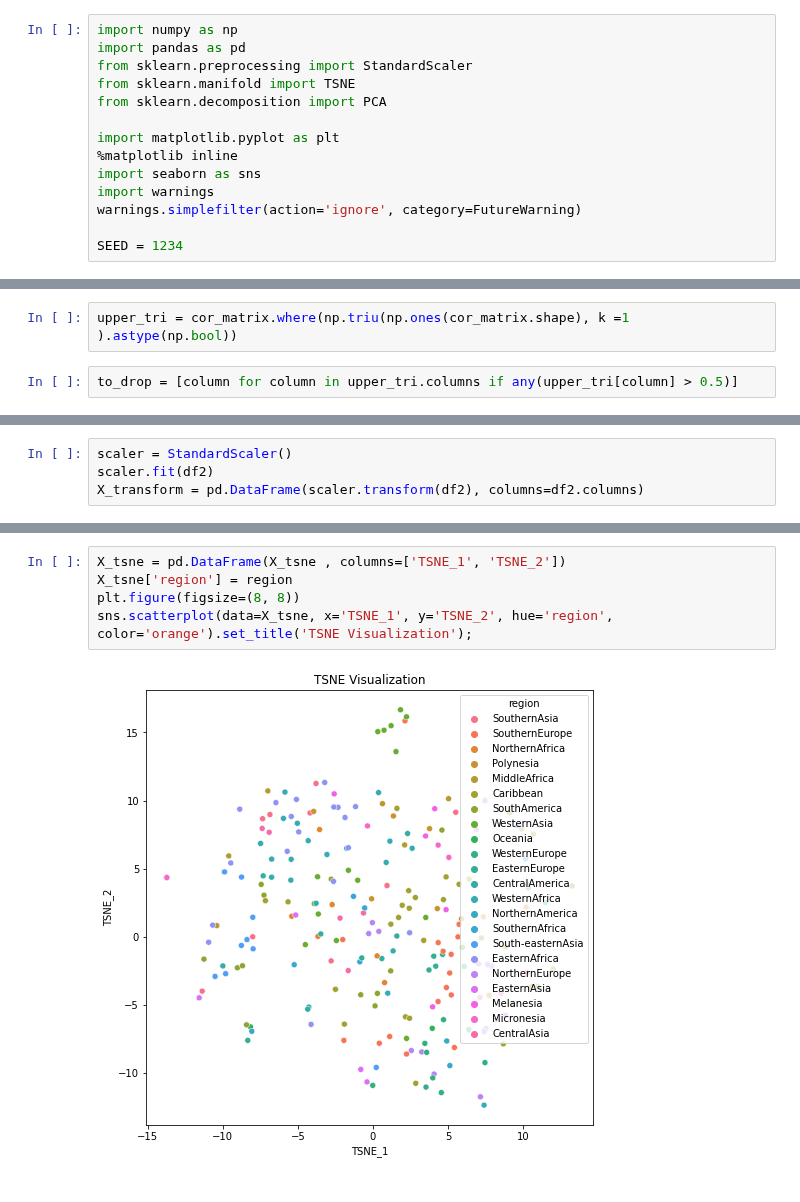
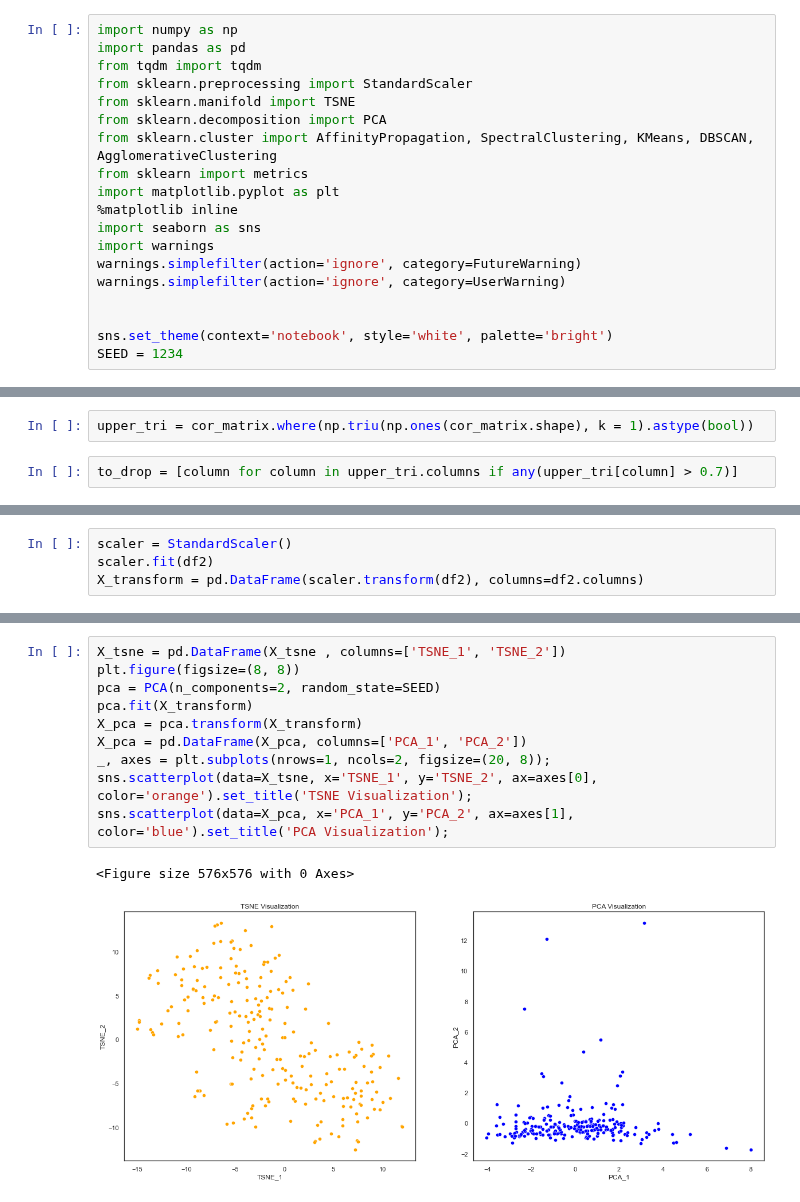
Before and after one commit to kosmobiker/SGH, a Jupyter notebook: Multidim/project_mulidim.ipynb, the cells around one changed output, grey strips where cells are left out. Drawn from its saved outputs; the diff is of its cells as text.

```diff
--- a/Multidim/project_mulidim.ipynb
+++ b/Multidim/project_mulidim.ipynb
@@ -1,16 +1,21 @@
 # %%
 import numpy as np
 import pandas as pd
+from tqdm import tqdm
 from sklearn.preprocessing import StandardScaler
 from sklearn.manifold import TSNE
 from sklearn.decomposition import PCA
-
+from sklearn.cluster import AffinityPropagation, SpectralClustering, KMeans, DBSCAN, AgglomerativeClustering
+from sklearn import metrics
 import matplotlib.pyplot as plt
 %matplotlib inline
 import seaborn as sns
 import warnings
 warnings.simplefilter(action='ignore', category=FutureWarning)
+warnings.simplefilter(action='ignore', category=UserWarning)
 
+
+sns.set_theme(context='notebook', style='white', palette='bright')
 SEED = 1234
 # %%
 df = pd.read_csv('../data/data_multidim/country_profile_variables.csv')
@@ -92,9 +97,9 @@ df = df.drop(list_of_cols_paired, axis=1)
 df1 = df[df.columns[df.isnull().sum()/len(df) <= 0.1]]
 cor_matrix = df1.corr().abs()
 # %%
-upper_tri = cor_matrix.where(np.triu(np.ones(cor_matrix.shape), k =1 ).astype(np.bool))
+upper_tri = cor_matrix.where(np.triu(np.ones(cor_matrix.shape), k = 1).astype(bool))
 # %%
-to_drop = [column for column in upper_tri.columns if any(upper_tri[column] > 0.5)]
+to_drop = [column for column in upper_tri.columns if any(upper_tri[column] > 0.7)]
 # %%
 to_drop
 # %% [output]
@@ -153,7 +152,13 @@ Wall time: 927 ms
 # %%
 X_tsne = pd.DataFrame(X_tsne , columns=['TSNE_1', 'TSNE_2'])
-X_tsne['region'] = region
 plt.figure(figsize=(8, 8))
-sns.scatterplot(data=X_tsne, x='TSNE_1', y='TSNE_2', hue='region', color='orange').set_title('TSNE Visualization');
+pca = PCA(n_components=2, random_state=SEED)
+pca.fit(X_transform)
+X_pca = pca.transform(X_transform)
+X_pca = pd.DataFrame(X_pca, columns=['PCA_1', 'PCA_2'])
+_, axes = plt.subplots(nrows=1, ncols=2, figsize=(20, 8));
+sns.scatterplot(data=X_tsne, x='TSNE_1', y='TSNE_2', ax=axes[0], color='orange').set_title('TSNE Visualization');
+sns.scatterplot(data=X_pca, x='PCA_1', y='PCA_2', ax=axes[1], color='blue').set_title('PCA Visualization');
 # %% [output]
+<Figure size 576x576 with 0 Axes>
-[figure, old version]
+[figure, new version]
```
Also changed, not shown: parts of 14 cells of this notebook, 1 other file.
